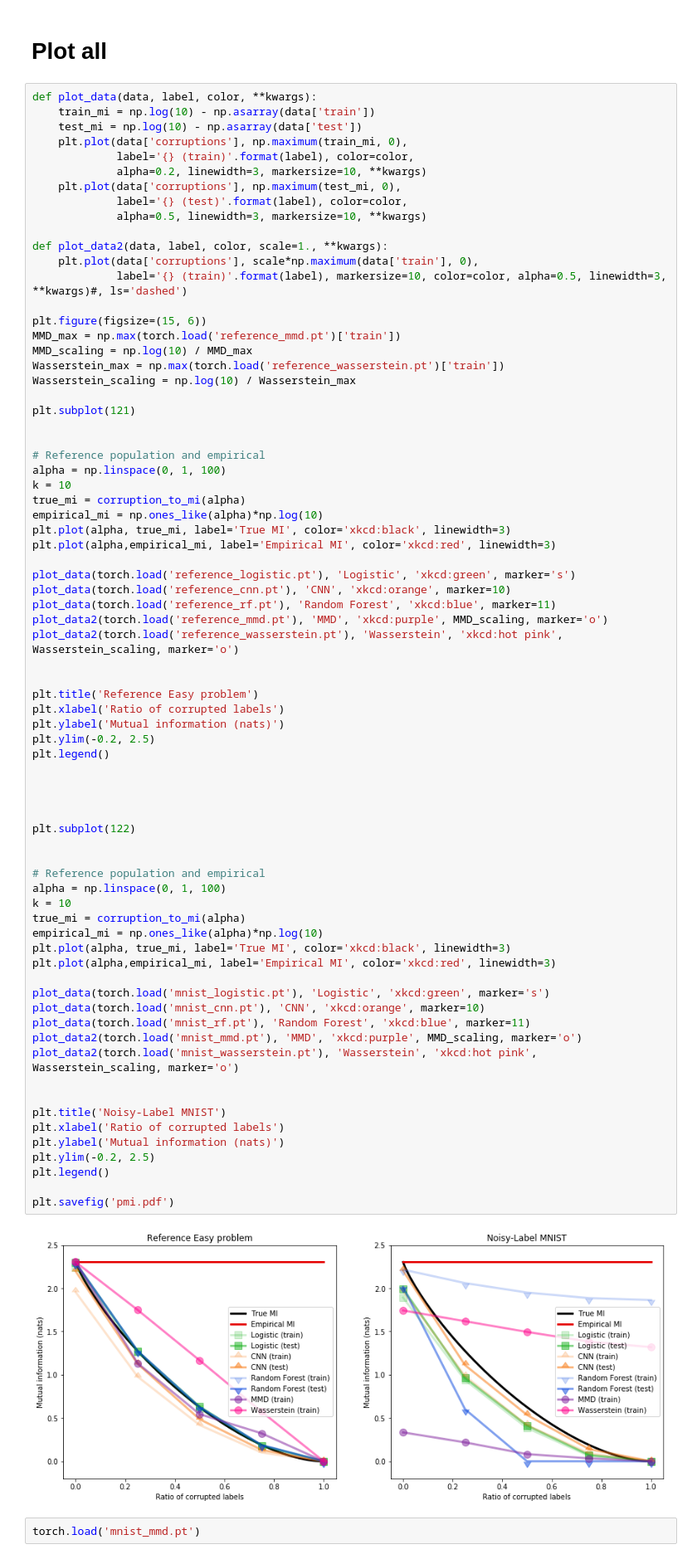
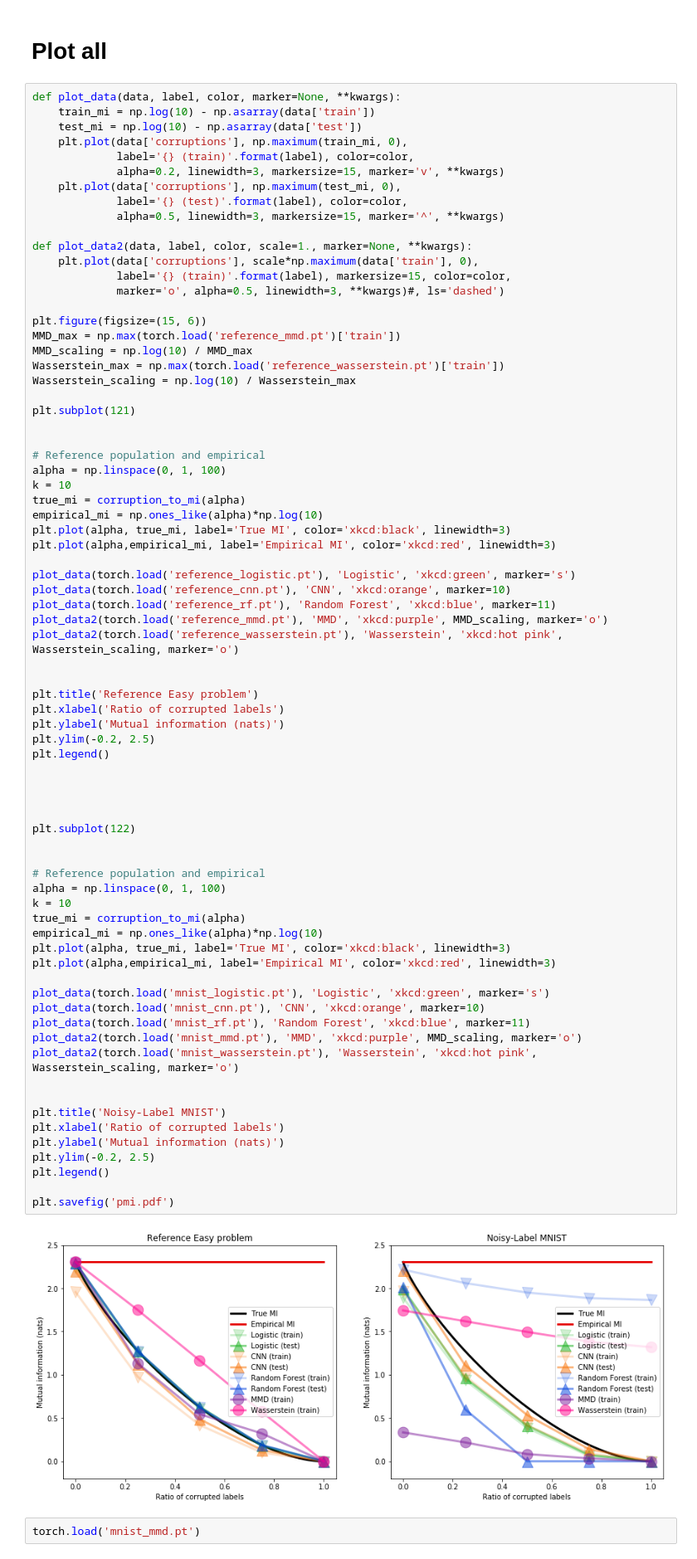
Before and after one commit to gabrielhuang/adversarial-divergence-code, a Jupyter notebook: pmi/pmi mnist.ipynb, the cells around one changed output. Shown: that part at 83% size. Cells and saved outputs as stored; diff of their text form.

Commit message:
better graph

```diff
--- a/pmi/pmi mnist.ipynb
+++ b/pmi/pmi mnist.ipynb
@@ -853,19 +853,20 @@ dst 0.000
 # %% [markdown]
 # Plot all
 # %%
-def plot_data(data, label, color, **kwargs):
+def plot_data(data, label, color, marker=None, **kwargs):
     train_mi = np.log(10) - np.asarray(data['train'])
     test_mi = np.log(10) - np.asarray(data['test'])
     plt.plot(data['corruptions'], np.maximum(train_mi, 0),
              label='{} (train)'.format(label), color=color,
-             alpha=0.2, linewidth=3, markersize=10, **kwargs)
+             alpha=0.2, linewidth=3, markersize=15, marker='v', **kwargs)
     plt.plot(data['corruptions'], np.maximum(test_mi, 0),
              label='{} (test)'.format(label), color=color,
-             alpha=0.5, linewidth=3, markersize=10, **kwargs)
+             alpha=0.5, linewidth=3, markersize=15, marker='^', **kwargs)
 
-def plot_data2(data, label, color, scale=1., **kwargs):
+def plot_data2(data, label, color, scale=1., marker=None, **kwargs):
     plt.plot(data['corruptions'], scale*np.maximum(data['train'], 0),
-             label='{} (train)'.format(label), markersize=10, color=color, alpha=0.5, linewidth=3, **kwargs)#, ls='dashed')
+             label='{} (train)'.format(label), markersize=15, color=color,
+             marker='o', alpha=0.5, linewidth=3, **kwargs)#, ls='dashed')
 
 plt.figure(figsize=(15, 6))
 MMD_max = np.max(torch.load('reference_mmd.pt')['train'])
@@ -899,34 +900,34 @@ plt.legend()
 
 
 
 
 plt.subplot(122)
 
 
 # Reference population and empirical
 alpha = np.linspace(0, 1, 100)
 k = 10
 true_mi = corruption_to_mi(alpha)
 empirical_mi = np.ones_like(alpha)*np.log(10)
 plt.plot(alpha, true_mi, label='True MI', color='xkcd:black', linewidth=3)
 plt.plot(alpha,empirical_mi, label='Empirical MI', color='xkcd:red', linewidth=3)
 
 plot_data(torch.load('mnist_logistic.pt'), 'Logistic', 'xkcd:green', marker='s')
 plot_data(torch.load('mnist_cnn.pt'), 'CNN', 'xkcd:orange', marker=10)
 plot_data(torch.load('mnist_rf.pt'), 'Random Forest', 'xkcd:blue', marker=11)
 plot_data2(torch.load('mnist_mmd.pt'), 'MMD', 'xkcd:purple', MMD_scaling, marker='o')
 plot_data2(torch.load('mnist_wasserstein.pt'), 'Wasserstein', 'xkcd:hot pink', Wasserstein_scaling, marker='o')
 
 
 plt.title('Noisy-Label MNIST')
 plt.xlabel('Ratio of corrupted labels')
 plt.ylabel('Mutual information (nats)')
 plt.ylim(-0.2, 2.5)
 plt.legend()
 
 plt.savefig('pmi.pdf')
 # %% [output]
-[figure, old version]
+[figure, new version]
 # %%
 torch.load('mnist_mmd.pt')
 # %% [output]
```
